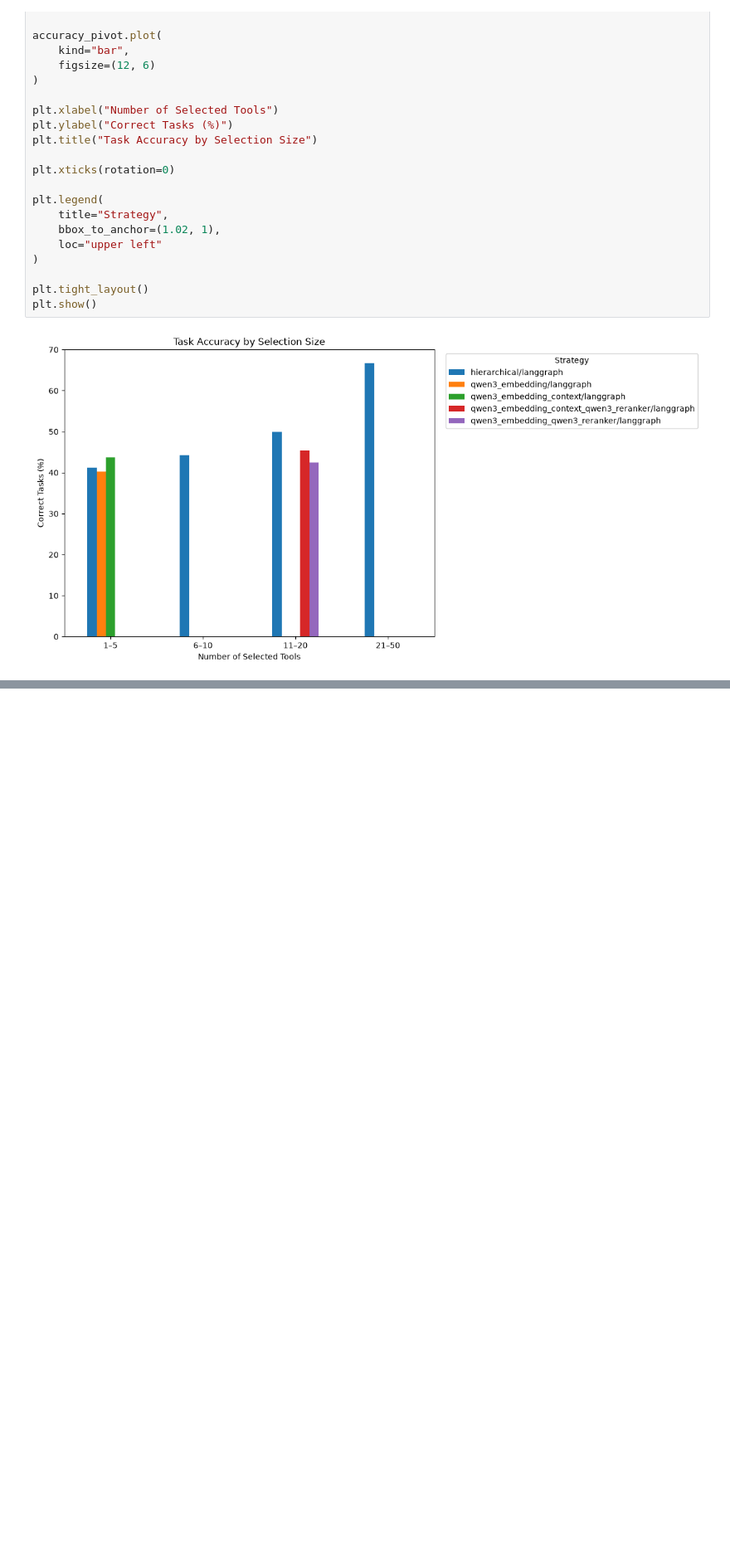
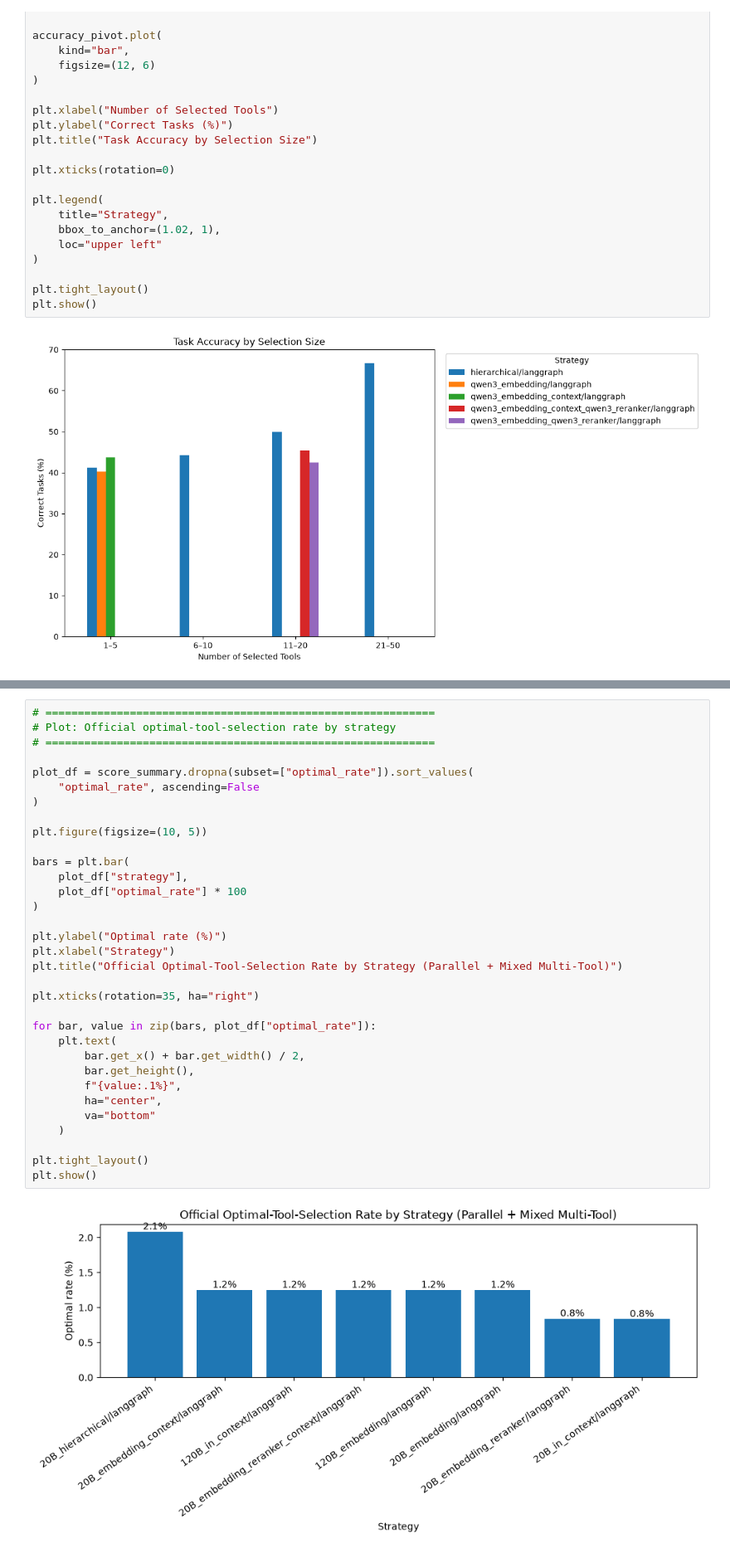
Before and after one commit to Anni0401/ToolSelectionBenchmark, a Jupyter notebook: wild-tool-bench/analyze_results.ipynb, the cells around one changed output, grey strips where cells are left out. Shown at 83% size. Saved outputs shown, nothing was run; the diff lists cells and outputs as text; blank space fills up the shorter version.

```diff
--- a/wild-tool-bench/analyze_results.ipynb
+++ b/wild-tool-bench/analyze_results.ipynb
@@ -2023,0 +2219,35 @@ plt.show()
+# %%
+# ============================================================
+# Plot: Official optimal-tool-selection rate by strategy
+# ============================================================
+
+plot_df = score_summary.dropna(subset=["optimal_rate"]).sort_values(
+    "optimal_rate", ascending=False
+)
+
+plt.figure(figsize=(10, 5))
+
+bars = plt.bar(
+    plot_df["strategy"],
+    plot_df["optimal_rate"] * 100
+)
+
+plt.ylabel("Optimal rate (%)")
+plt.xlabel("Strategy")
+plt.title("Official Optimal-Tool-Selection Rate by Strategy (Parallel + Mixed Multi-Tool)")
+
+plt.xticks(rotation=35, ha="right")
+
+for bar, value in zip(bars, plot_df["optimal_rate"]):
+    plt.text(
+        bar.get_x() + bar.get_width() / 2,
+        bar.get_height(),
+        f"{value:.1%}",
+        ha="center",
+        va="bottom"
+    )
+
+plt.tight_layout()
+plt.show()
+# %% [output]
+[figure, added]
```
Also changed, not shown: parts of 8 cells of this notebook, 18 other files.
